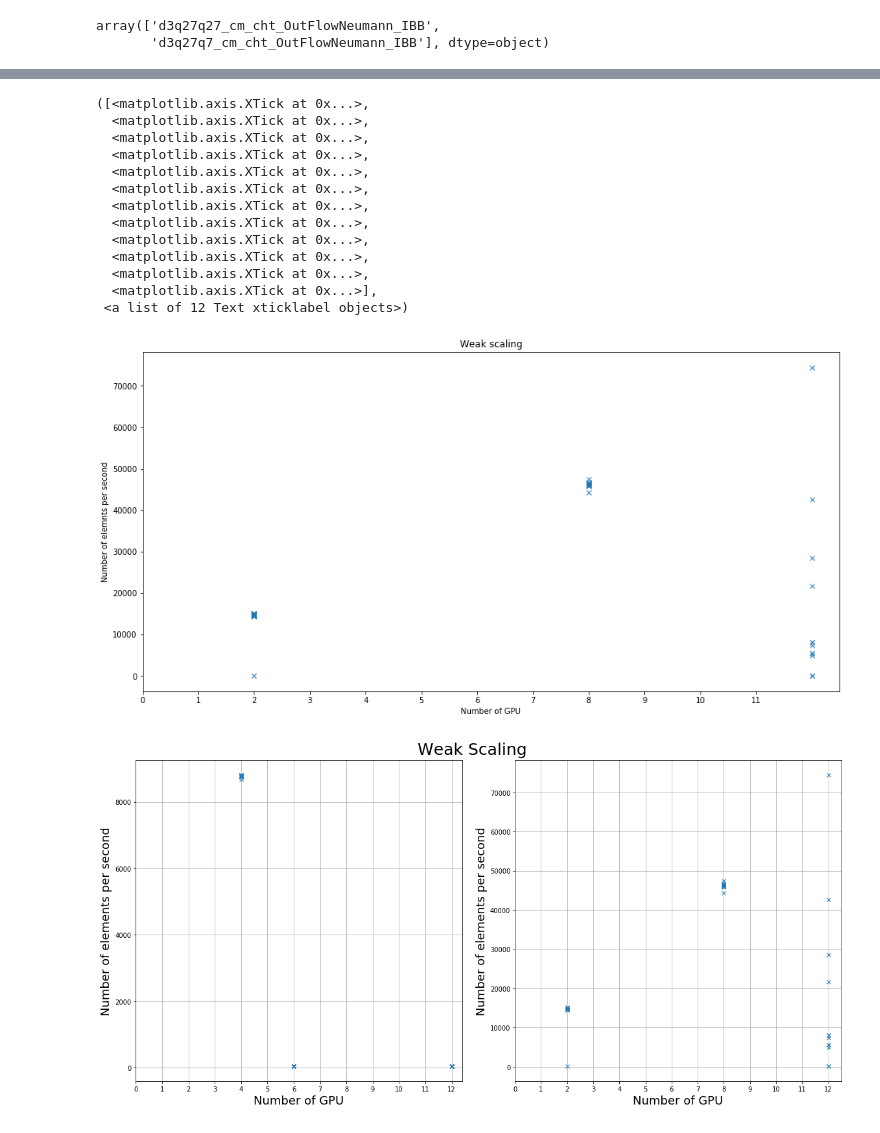
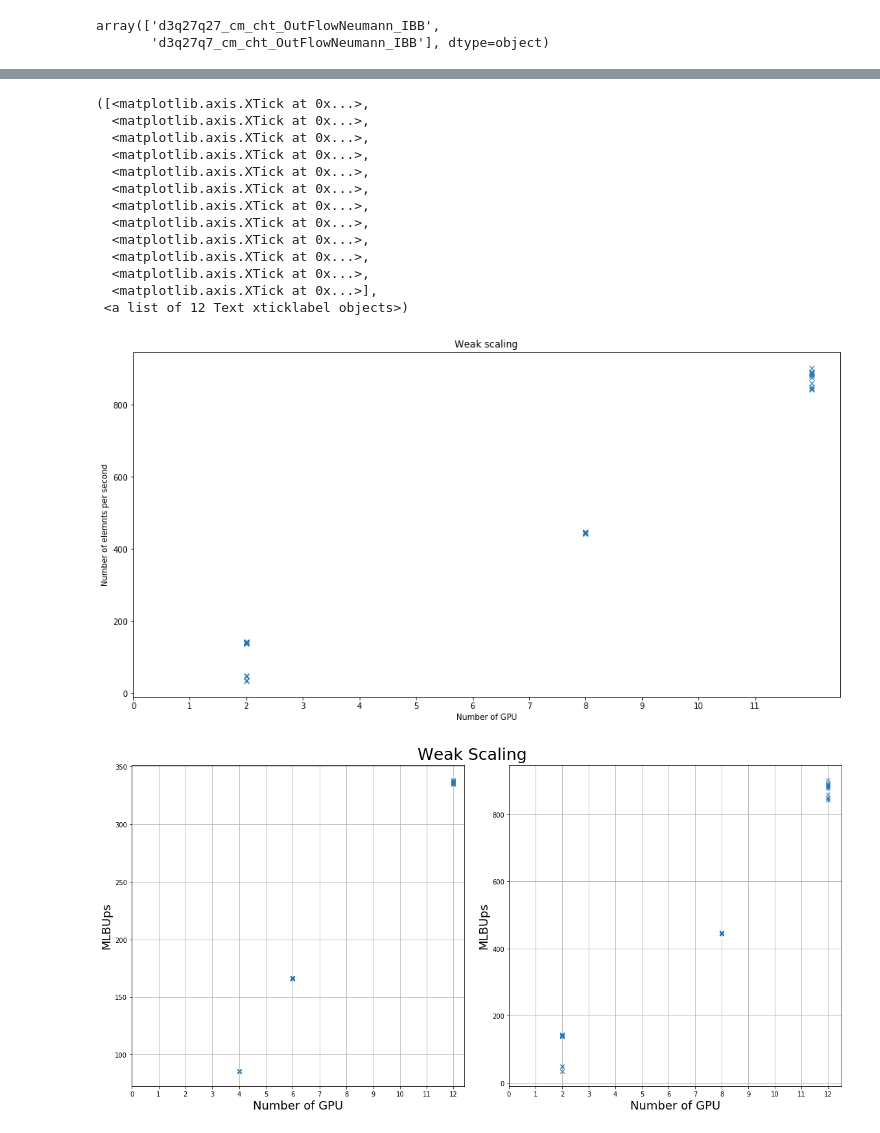
Before and after one commit to ggruszczynski/LBM, a Jupyter notebook: Untitled.ipynb, the cells around one changed output, grey strips where cells are left out. Saved outputs shown, nothing was run; the diff lists cells and outputs as text; code cells hidden in the pictures.

```diff
--- a/Untitled.ipynb
+++ b/Untitled.ipynb
@@ -100,5 +106,5 @@ speed2=df1.loc[filt2]['X']*df1.loc[filt2]['Y']*df1.loc[filt2]['Z']/df1.loc[filt2
 # %%
-plt.plot(df1.loc[filt2]['Devices'], speed2, 'x')
+plt.plot(df1.loc[filt2]['Devices'], df1.loc[filt2]['Speed'], 'x')
 plt.title("Weak scaling")
 plt.xlabel("Number of GPU")
 plt.ylabel("Number of elemnts per second")
@@ -117,26 +123,26 @@ plt.xticks(np.arange(0, 12, 1))
   <matplotlib.axis.XTick at 0x...>,
   <matplotlib.axis.XTick at 0x...>],
  <a list of 12 Text xticklabel objects>)
-[figure, old version]
+[figure, new version]
 # %%
 fig, (ax1, ax2) = plt.subplots(nrows=1, ncols=2, constrained_layout=True)
 #fig.figsize=(4,12)
 #plt.figure(figsize=(200,500))
 fig.suptitle('Weak Scaling', fontsize=25)
-ax1.plot(df1.loc[filt]['Devices'], speed1, 'x')
-ax2.plot(df1.loc[filt2]['Devices'], speed2, 'x')
+ax1.plot(df1.loc[filt]['Devices'], df1.loc[filt]['Speed'], 'x')
+ax2.plot(df1.loc[filt2]['Devices'], df1.loc[filt2]['Speed'], 'x')
 #fig.tight_layout(pad=2.0)
 #plt.setp(ax2, xlabel='Number of GPU')
 
 ax1.set_xlabel('Number of GPU', fontsize=18)
-ax1.set_ylabel('Number of elements per second', fontsize=18)
+ax1.set_ylabel('MLBUps', fontsize=18)
 ax2.set_xlabel('Number of GPU', fontsize=18)
-ax2.set_ylabel('Number of elements per second', fontsize=18)
+ax2.set_ylabel('MLBUps', fontsize=18)
 #ax1.set_title('Title', fontsize=14)
 ax1.set_xticks(np.arange(0, 13, 1))
 ax2.set_xticks(np.arange(0, 13, 1))
 ax1.grid(True)
 ax2.grid(True)
 fig.savefig('fig1.png', dpi = 600)
 # %% [output]
-[figure, old version]
+[figure, new version]
```
Also changed, not shown: parts of 8 cells of this notebook.
